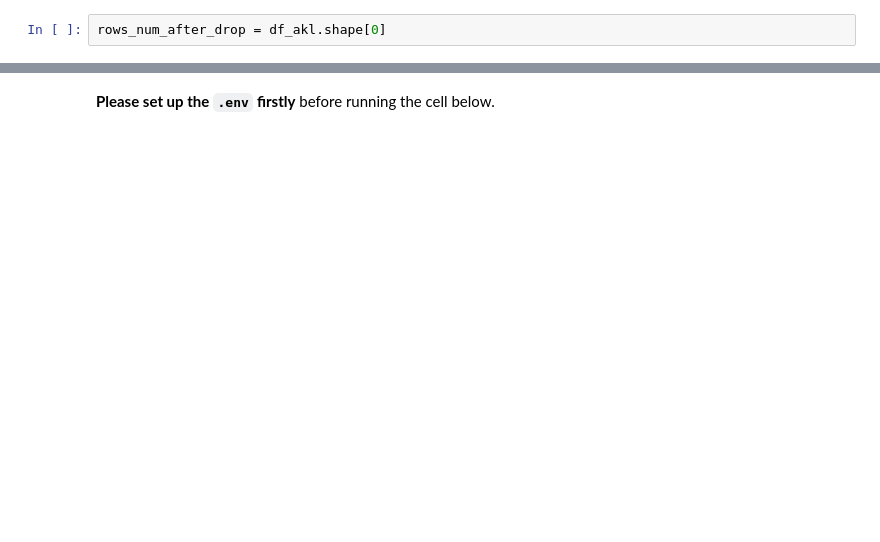
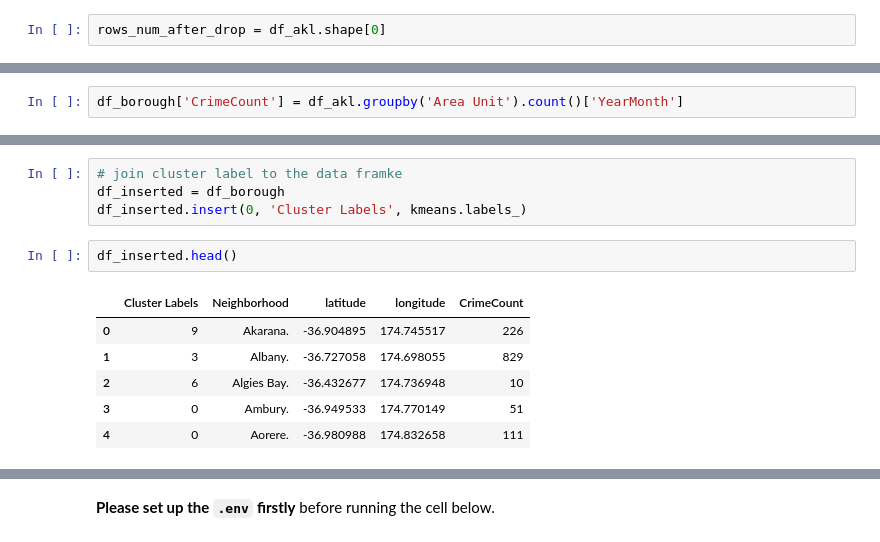
Before and after one commit to tim-hub/Coursera_Capstone, a Jupyter notebook: week5-notebook.ipynb, the cells around one changed output, grey strips where cells are left out. Drawn from its saved outputs; the diff is of its cells as text; blank space fills up the shorter version.

```diff
--- a/week5-notebook.ipynb
+++ b/week5-notebook.ipynb
@@ -182,0 +239,2 @@ now we have 69507 rows in the table for the next step
+# %%
+df_borough['CrimeCount'] = df_akl.groupby('Area Unit').count()['YearMonth']
@@ -182,0 +259,13 @@ now we have 69507 rows in the table for the next step
+# %%
+# join cluster label to the data framke
+df_inserted = df_borough
+df_inserted.insert(0, 'Cluster Labels', kmeans.labels_)
+# %%
+df_inserted.head()
+# %% [output]
+|  | Cluster Labels | Neighborhood | latitude | longitude | CrimeCount |
+| 0 | 9 | Akarana. | -36.904895 | 174.745517 | 226 |
+| 1 | 3 | Albany. | -36.727058 | 174.698055 | 829 |
+| 2 | 6 | Algies Bay. | -36.432677 | 174.736948 | 10 |
+| 3 | 0 | Ambury. | -36.949533 | 174.770149 | 51 |
+| 4 | 0 | Aorere. | -36.980988 | 174.832658 | 111 |
```
Also changed, not shown: parts of 26 cells of this notebook.
